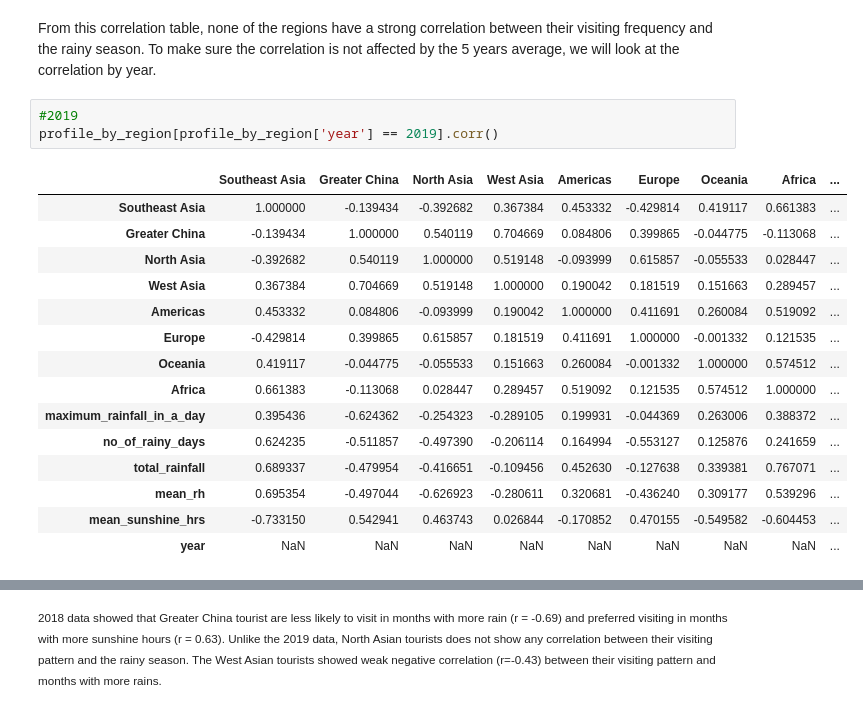
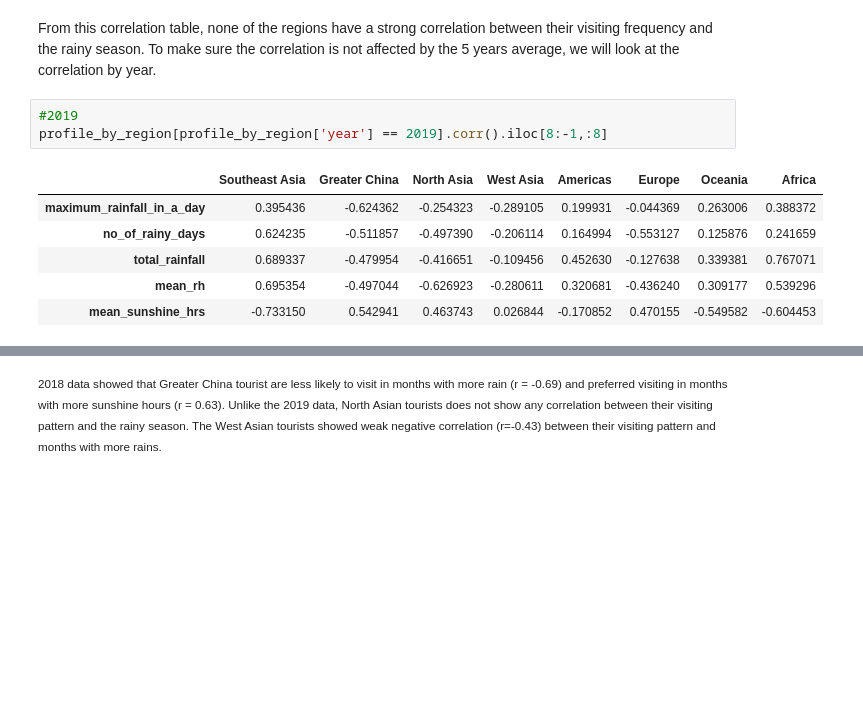
Before and after one commit to altheaxcvii/GA-Project1-Rain-Induced-Fluctuations-in-Singapore-s-Tourism-Number, a Jupyter notebook: Rain-Induced Fluctuations in Singapore's Tourism Number.ipynb, the cells around one changed output, grey strips where cells are left out. Drawn from its saved outputs; the diff is of its cells as text; blank space fills up the shorter version.

```diff
--- a/Rain-Induced Fluctuations in Singapore's Tourism Number.ipynb
+++ b/Rain-Induced Fluctuations in Singapore's Tourism Number.ipynb
@@ -513,20 +519,11 @@ profile_by_region[(profile_by_region['year'] <= 2019) & (profile_by_region['year
 From this correlation table, none of the regions have a strong correlation between their visiting frequency and the rainy season. To make sure the correlation is not affected by the 5 years average, we will look at the correlation by year.
 # %%
 #2019
-profile_by_region[profile_by_region['year'] == 2019].corr()
+profile_by_region[profile_by_region['year'] == 2019].corr().iloc[8:-1,:8]
 # %% [output]
-|  | Southeast Asia | Greater China | North Asia | West Asia | Americas | Europe | Oceania | Africa | ... |
-| Southeast Asia | 1.000000 | -0.139434 | -0.392682 | 0.367384 | 0.453332 | -0.429814 | 0.419117 | 0.661383 | ... |
-| Greater China | -0.139434 | 1.000000 | 0.540119 | 0.704669 | 0.084806 | 0.399865 | -0.044775 | -0.113068 | ... |
-| North Asia | -0.392682 | 0.540119 | 1.000000 | 0.519148 | -0.093999 | 0.615857 | -0.055533 | 0.028447 | ... |
-| West Asia | 0.367384 | 0.704669 | 0.519148 | 1.000000 | 0.190042 | 0.181519 | 0.151663 | 0.289457 | ... |
-| Americas | 0.453332 | 0.084806 | -0.093999 | 0.190042 | 1.000000 | 0.411691 | 0.260084 | 0.519092 | ... |
-| Europe | -0.429814 | 0.399865 | 0.615857 | 0.181519 | 0.411691 | 1.000000 | -0.001332 | 0.121535 | ... |
-| Oceania | 0.419117 | -0.044775 | -0.055533 | 0.151663 | 0.260084 | -0.001332 | 1.000000 | 0.574512 | ... |
-| Africa | 0.661383 | -0.113068 | 0.028447 | 0.289457 | 0.519092 | 0.121535 | 0.574512 | 1.000000 | ... |
-| maximum_rainfall_in_a_day | 0.395436 | -0.624362 | -0.254323 | -0.289105 | 0.199931 | -0.044369 | 0.263006 | 0.388372 | ... |
-| no_of_rainy_days | 0.624235 | -0.511857 | -0.497390 | -0.206114 | 0.164994 | -0.553127 | 0.125876 | 0.241659 | ... |
-| total_rainfall | 0.689337 | -0.479954 | -0.416651 | -0.109456 | 0.452630 | -0.127638 | 0.339381 | 0.767071 | ... |
-| mean_rh | 0.695354 | -0.497044 | -0.626923 | -0.280611 | 0.320681 | -0.436240 | 0.309177 | 0.539296 | ... |
-| mean_sunshine_hrs | -0.733150 | 0.542941 | 0.463743 | 0.026844 | -0.170852 | 0.470155 | -0.549582 | -0.604453 | ... |
-| year | NaN | NaN | NaN | NaN | NaN | NaN | NaN | NaN | ... |
+|  | Southeast Asia | Greater China | North Asia | West Asia | Americas | Europe | Oceania | Africa |
+| maximum_rainfall_in_a_day | 0.395436 | -0.624362 | -0.254323 | -0.289105 | 0.199931 | -0.044369 | 0.263006 | 0.388372 |
+| no_of_rainy_days | 0.624235 | -0.511857 | -0.497390 | -0.206114 | 0.164994 | -0.553127 | 0.125876 | 0.241659 |
+| total_rainfall | 0.689337 | -0.479954 | -0.416651 | -0.109456 | 0.452630 | -0.127638 | 0.339381 | 0.767071 |
+| mean_rh | 0.695354 | -0.497044 | -0.626923 | -0.280611 | 0.320681 | -0.436240 | 0.309177 | 0.539296 |
+| mean_sunshine_hrs | -0.733150 | 0.542941 | 0.463743 | 0.026844 | -0.170852 | 0.470155 | -0.549582 | -0.604453 |
```
Also changed, not shown: parts of 33 cells of this notebook, 2 other files.
